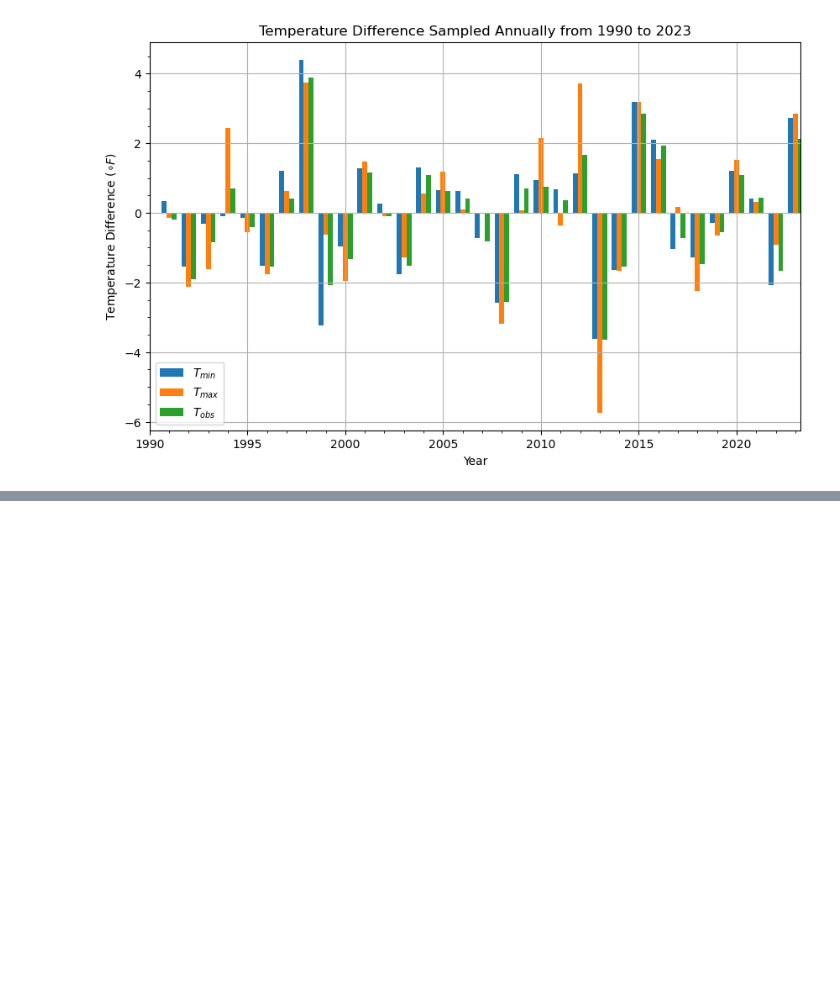
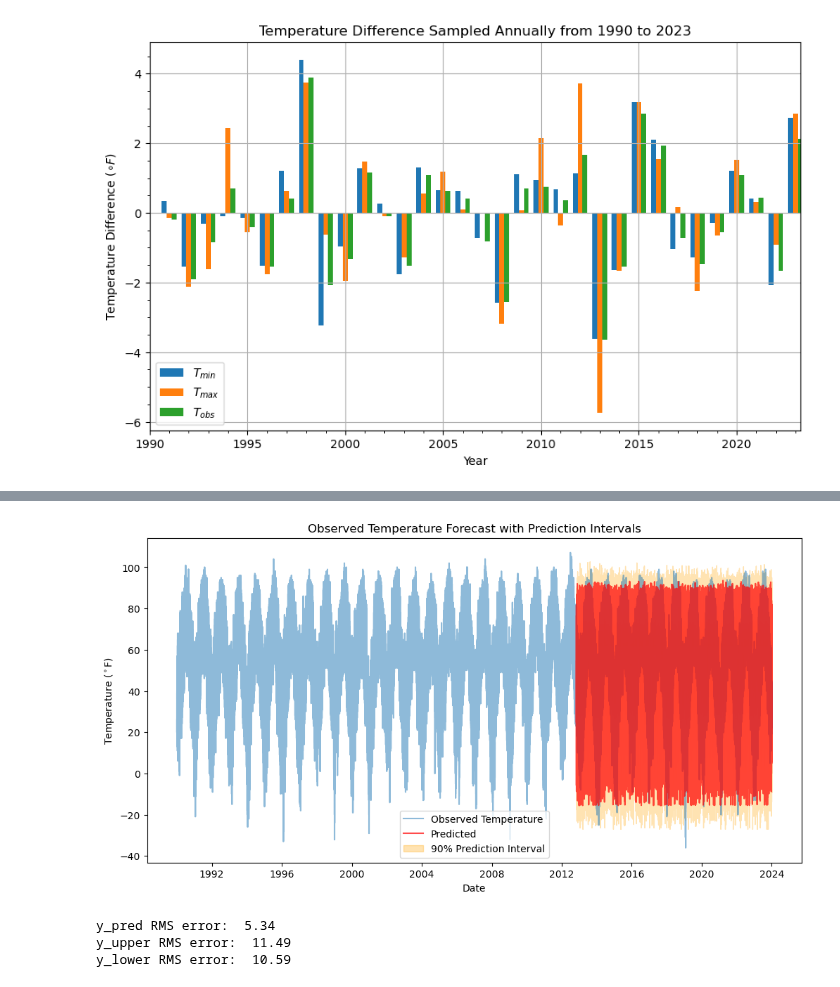
Before and after one commit to hfactor13/IllinoisWeather, a Jupyter notebook: weather_analysis.ipynb, the cells around one changed output, grey strips where cells are left out. Saved outputs shown, nothing was run; the diff lists cells and outputs as text; code cells hidden in the pictures; blank space fills up the shorter version.

Commit message:
Created my ML model for observed temperature data.

```diff
--- a/weather_analysis.ipynb
+++ b/weather_analysis.ipynb
@@ -361,0 +303,4 @@ plt.show()
+# %%
+forecast = desired_weather_pivot.drop(columns = ["id", "name"]).copy()
+# %%
+forecast['date'] = forecast['date'].astype('int64')
@@ -361,0 +313,54 @@ plt.show()
+# %%
+# Remove rows where TOBS is NaN
+forecast = forecast.dropna(subset=['TOBS'])
+
+# Split the data into training and testing sets
+X = forecast.drop(columns=['TOBS']).values
+y = forecast['TOBS'].values
+X_train, X_test, y_train, y_test = train_test_split(X, y, test_size = 0.3, random_state = 0)
+for key in models:
+    models[key].fit(X_train, y_train)
+# %%
+# Make predictions using the models
+y_lower = models['lower'].predict(X_test)
+y_pred = models['median'].predict(X_test)
+y_upper = models['upper'].predict(X_test)
+# %%
+forecast["date"] = forecast["date"].astype('datetime64[ns]')
+
+# Get the indices of the test set after dropping NaNs in TOBS
+forecast_no_nan = forecast.dropna(subset=['TOBS'])
+test_indices = (forecast_no_nan.index[-X_test.shape[0]:]
+                if len(forecast_no_nan) == X_test.shape[0] + X_train.shape[0]
+                else forecast_no_nan.index[-len(y_test):])
+test_dates = forecast_no_nan.loc[test_indices, 'date']
+
+results = pd.DataFrame({
+    'y_true': y_test,
+    'y_pred': y_pred,
+    'y_lower': y_lower,
+    'y_upper': y_upper
+}, index=test_dates)
+
+# Plot
+plt.figure(figsize=(12, 6))
+plt.plot(forecast["date"], forecast["TOBS"], label='Observed Temperature', alpha=0.5)
+plt.plot(results.index, results['y_pred'], label='Predicted', color='red', alpha=0.7)
+plt.fill_between(results.index, results['y_lower'], results['y_upper'],
+                 color='orange', alpha=0.3, label='90% Prediction Interval')
+
+plt.legend()
+plt.title('Observed Temperature Forecast with Prediction Intervals')
+plt.xlabel('Date')
+plt.ylabel(r'Temperature ($^\circ$F)')
+plt.show()
+# %% [output]
+[figure, added]
+# %%
+print(f"y_pred RMS error: {np.sqrt(mean_squared_error(y_test, y_pred)): .2f}")
+print(f"y_upper RMS error: {np.sqrt(mean_squared_error(y_test, y_upper)): .2f}")
+print(f"y_lower RMS error: {np.sqrt(mean_squared_error(y_test, y_lower)): .2f}")
+# %% [output]
+y_pred RMS error:  5.34
+y_upper RMS error:  11.49
+y_lower RMS error:  10.59
```
Also changed, not shown: parts of 9 cells of this notebook.
